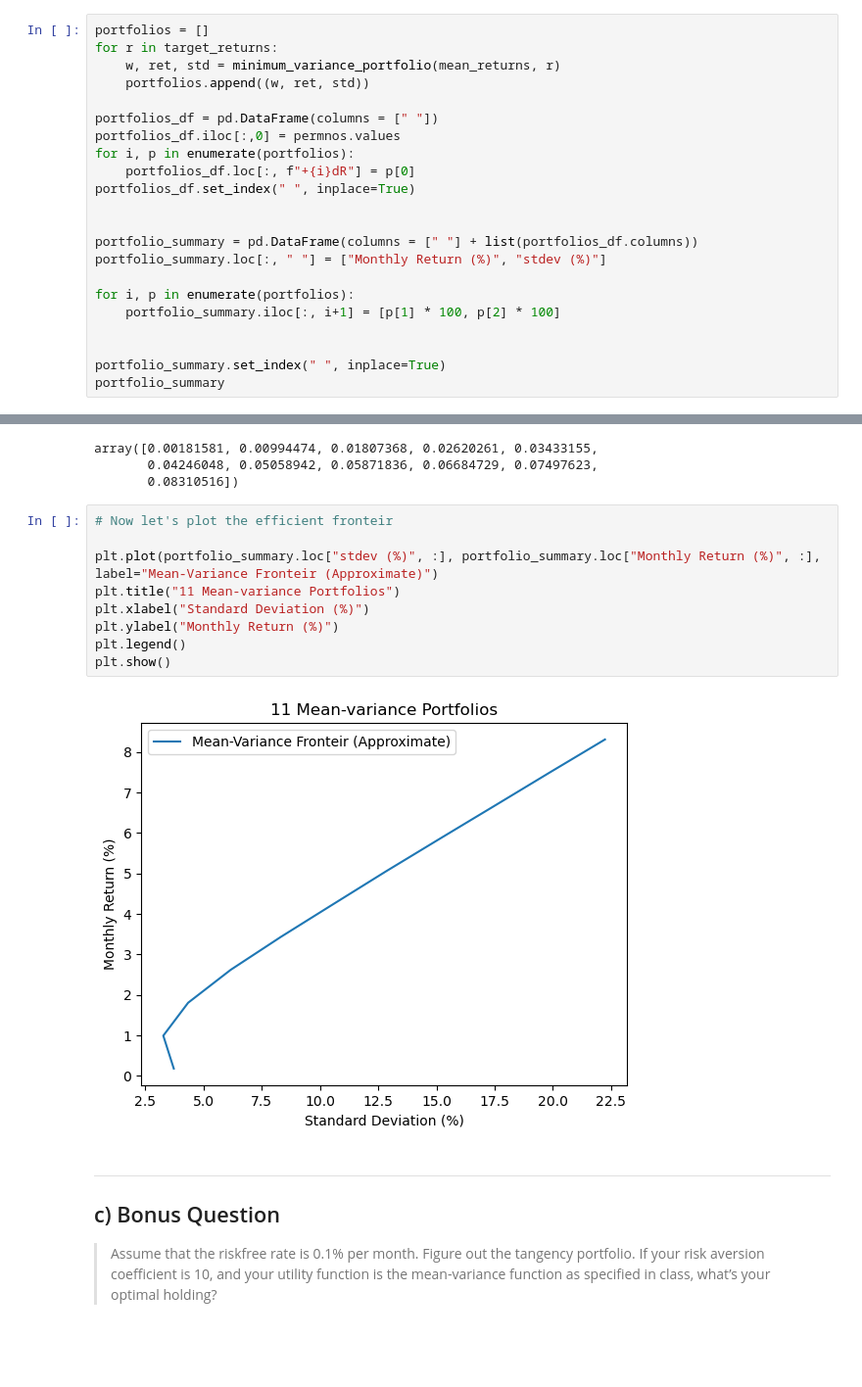
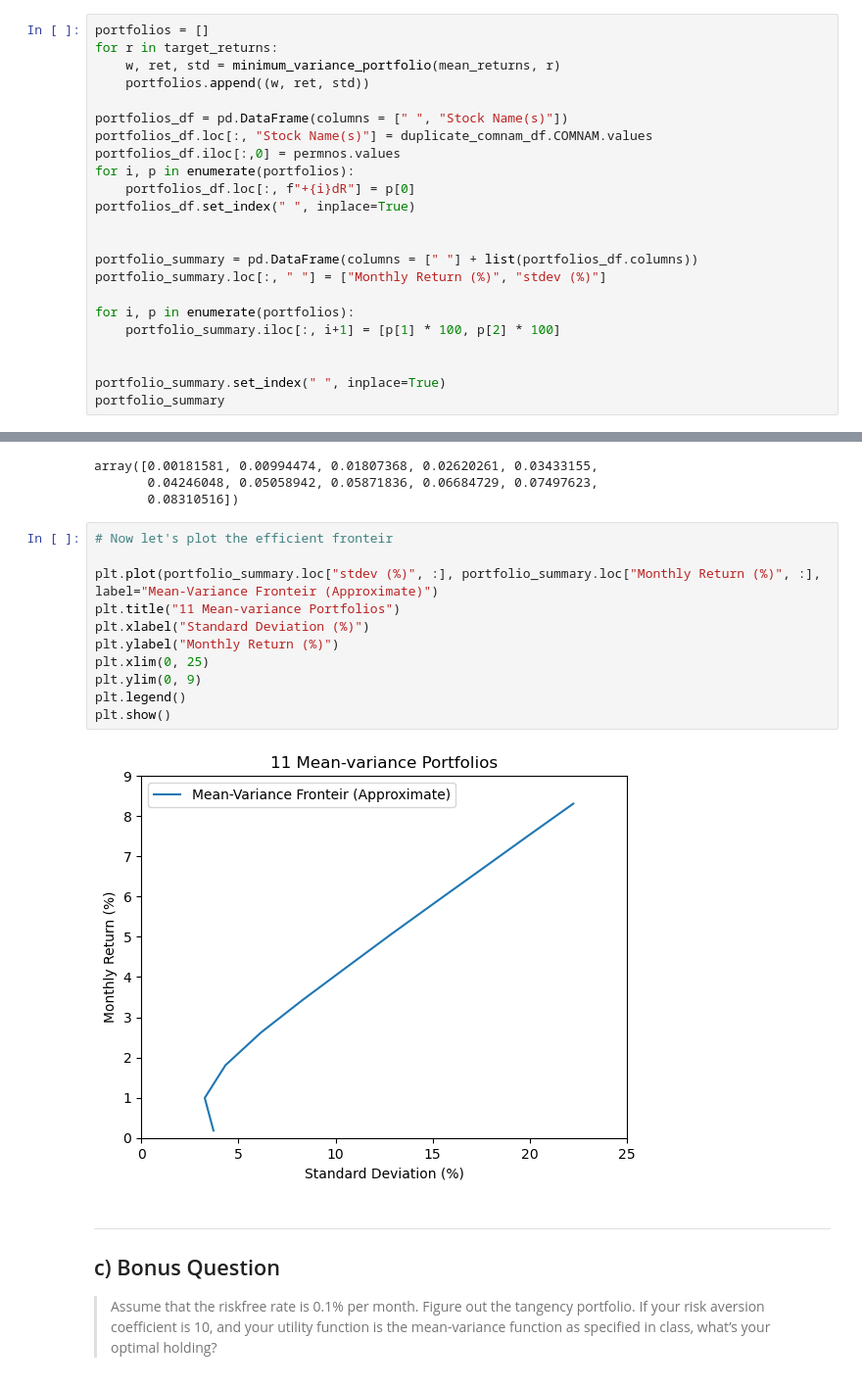
Before and after one commit to uWaterloo-CFM/CFM-301, a Jupyter notebook: Assignment 1/DA1 Task 4 - Mean-Variance Analysis.ipynb, the cells around one changed output, grey strips where cells are left out. Shown: that part at 98% size. Saved outputs shown, nothing was run; the diff lists cells and outputs as text; blank space fills up the shorter version.

```diff
--- a/Assignment 1/DA1 Task 4 - Mean-Variance Analysis.ipynb
+++ b/Assignment 1/DA1 Task 4 - Mean-Variance Analysis.ipynb
@@ -194,7 +197,8 @@ for r in target_returns:
     w, ret, std = minimum_variance_portfolio(mean_returns, r)
     portfolios.append((w, ret, std))
 
-portfolios_df = pd.DataFrame(columns = [" "])
+portfolios_df = pd.DataFrame(columns = [" ", "Stock Name(s)"])
+portfolios_df.loc[:, "Stock Name(s)"] = duplicate_comnam_df.COMNAM.values
 portfolios_df.iloc[:,0] = permnos.values
 for i, p in enumerate(portfolios):
     portfolios_df.loc[:, f"+{i}dR"] = p[0]
@@ -245,14 +253,16 @@ array([0.00181581, 0.00994474, 0.01807368, 0.02620261, 0.03433155,
 # %%
 # Now let's plot the efficient fronteir
 
 plt.plot(portfolio_summary.loc["stdev (%)", :], portfolio_summary.loc["Monthly Return (%)", :], label="Mean-Variance Fronteir (Approximate)")
 plt.title("11 Mean-variance Portfolios")
 plt.xlabel("Standard Deviation (%)")
 plt.ylabel("Monthly Return (%)")
+plt.xlim(0, 25)
+plt.ylim(0, 9)
 plt.legend()
 plt.show()
 # %% [output]
-[figure, old version]
+[figure, new version]
 # %% [markdown]
 ***
 ## c) Bonus Question
```
Also changed, not shown: parts of 5 cells of this notebook, 4 other files.
